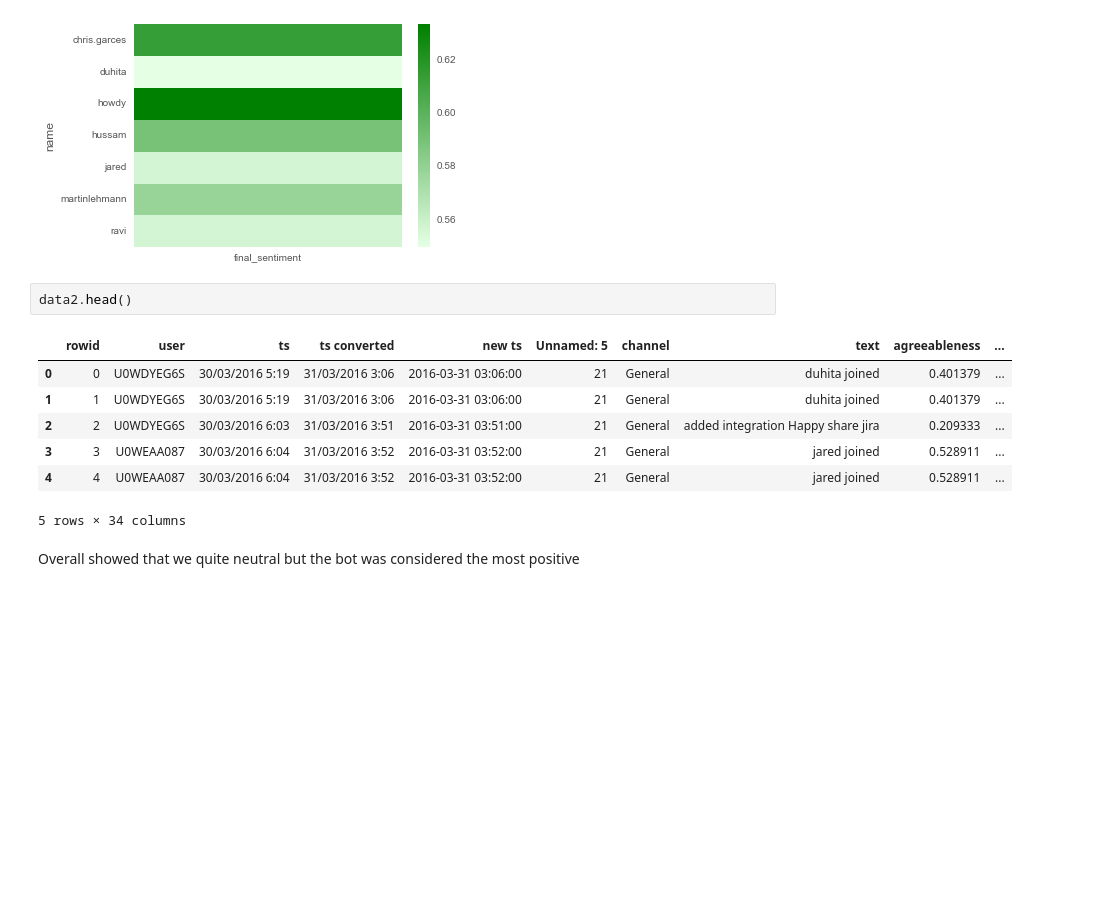
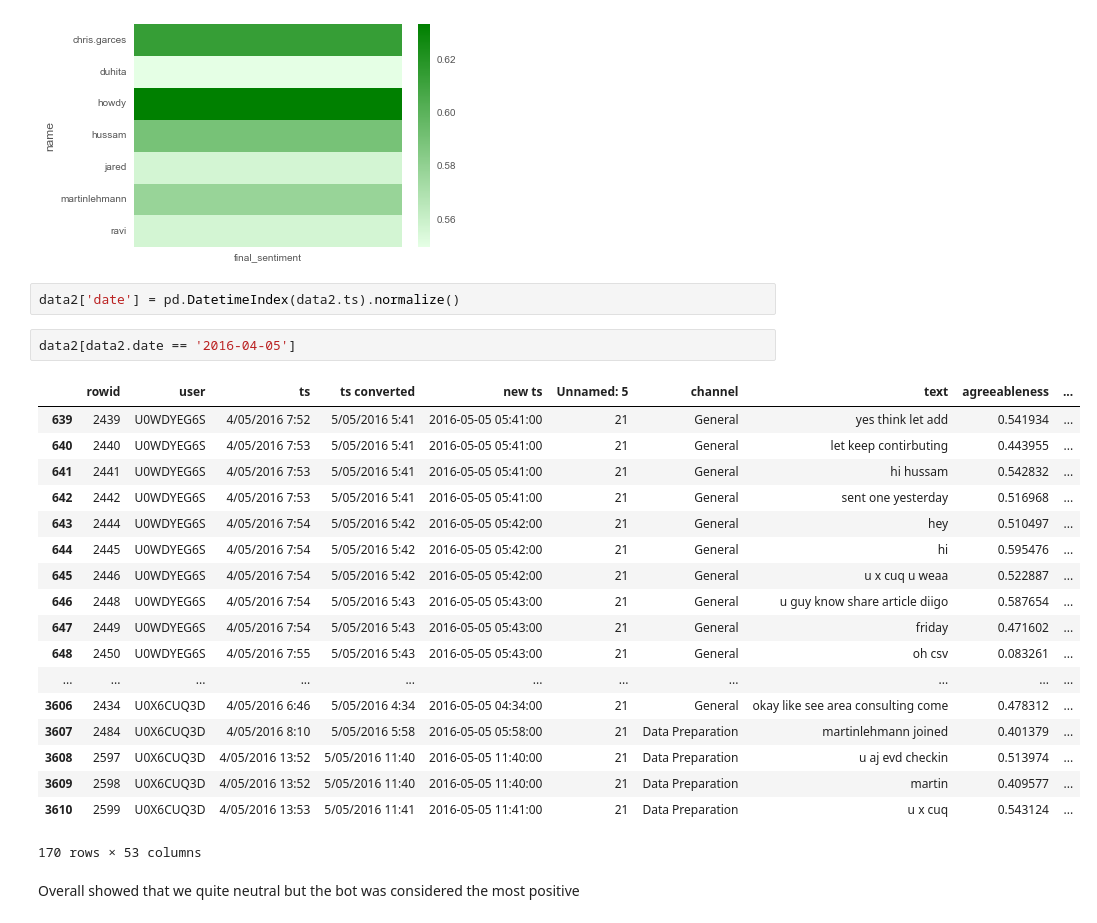
Before and after one commit to JaredChung/DSI_Assignment, a Jupyter notebook: D-Matrix_Notebook.ipynb, the cells around one changed output. Saved outputs shown, nothing was run; the diff lists cells and outputs as text; blank space fills up the shorter version.

```diff
--- a/D-Matrix_Notebook.ipynb
+++ b/D-Matrix_Notebook.ipynb
@@ -775,16 +775,29 @@ sns.heatmap(pd.DataFrame(data2.groupby('name').final_sentiment.mean()),cmap=cm)
 # %% [output]
 <matplotlib.axes._subplots.AxesSubplot at 0x...>
 [figure]
-# %%
-data2.head()
-# %% [output]
-|  | rowid | user | ts | ts converted | new ts | Unnamed: 5 | channel | text | agreeableness | ... |
-| 0 | 0 | U0WDYEG6S | 30/03/2016 5:19 | 31/03/2016 3:06 | 2016-03-31 03:06:00 | 21 | General | duhita joined | 0.401379 | ... |
-| 1 | 1 | U0WDYEG6S | 30/03/2016 5:19 | 31/03/2016 3:06 | 2016-03-31 03:06:00 | 21 | General | duhita joined | 0.401379 | ... |
-| 2 | 2 | U0WDYEG6S | 30/03/2016 6:03 | 31/03/2016 3:51 | 2016-03-31 03:51:00 | 21 | General | added integration Happy share jira | 0.209333 | ... |
-| 3 | 3 | U0WEAA087 | 30/03/2016 6:04 | 31/03/2016 3:52 | 2016-03-31 03:52:00 | 21 | General | jared joined | 0.528911 | ... |
-| 4 | 4 | U0WEAA087 | 30/03/2016 6:04 | 31/03/2016 3:52 | 2016-03-31 03:52:00 | 21 | General | jared joined | 0.528911 | ... |
-5 rows × 34 columns
+# %%
+data2['date'] = pd.DatetimeIndex(data2.ts).normalize()
+# %%
+data2[data2.date == '2016-04-05']
+# %% [output]
+|  | rowid | user | ts | ts converted | new ts | Unnamed: 5 | channel | text | agreeableness | ... |
+| 639 | 2439 | U0WDYEG6S | 4/05/2016 7:52 | 5/05/2016 5:41 | 2016-05-05 05:41:00 | 21 | General | yes think let add | 0.541934 | ... |
+| 640 | 2440 | U0WDYEG6S | 4/05/2016 7:53 | 5/05/2016 5:41 | 2016-05-05 05:41:00 | 21 | General | let keep contirbuting | 0.443955 | ... |
+| 641 | 2441 | U0WDYEG6S | 4/05/2016 7:53 | 5/05/2016 5:41 | 2016-05-05 05:41:00 | 21 | General | hi hussam | 0.542832 | ... |
+| 642 | 2442 | U0WDYEG6S | 4/05/2016 7:53 | 5/05/2016 5:41 | 2016-05-05 05:41:00 | 21 | General | sent one yesterday | 0.516968 | ... |
+| 643 | 2444 | U0WDYEG6S | 4/05/2016 7:54 | 5/05/2016 5:42 | 2016-05-05 05:42:00 | 21 | General | hey | 0.510497 | ... |
+| 644 | 2445 | U0WDYEG6S | 4/05/2016 7:54 | 5/05/2016 5:42 | 2016-05-05 05:42:00 | 21 | General | hi | 0.595476 | ... |
+| 645 | 2446 | U0WDYEG6S | 4/05/2016 7:54 | 5/05/2016 5:42 | 2016-05-05 05:42:00 | 21 | General | u x cuq u weaa | 0.522887 | ... |
+| 646 | 2448 | U0WDYEG6S | 4/05/2016 7:54 | 5/05/2016 5:43 | 2016-05-05 05:43:00 | 21 | General | u guy know share article diigo | 0.587654 | ... |
+| 647 | 2449 | U0WDYEG6S | 4/05/2016 7:54 | 5/05/2016 5:43 | 2016-05-05 05:43:00 | 21 | General | friday | 0.471602 | ... |
+| 648 | 2450 | U0WDYEG6S | 4/05/2016 7:55 | 5/05/2016 5:43 | 2016-05-05 05:43:00 | 21 | General | oh csv | 0.083261 | ... |
+| ... | ... | ... | ... | ... | ... | ... | ... | ... | ... | ... |
+| 3606 | 2434 | U0X6CUQ3D | 4/05/2016 6:46 | 5/05/2016 4:34 | 2016-05-05 04:34:00 | 21 | General | okay like see area consulting come | 0.478312 | ... |
+| 3607 | 2484 | U0X6CUQ3D | 4/05/2016 8:10 | 5/05/2016 5:58 | 2016-05-05 05:58:00 | 21 | Data Preparation | martinlehmann joined | 0.401379 | ... |
+| 3608 | 2597 | U0X6CUQ3D | 4/05/2016 13:52 | 5/05/2016 11:40 | 2016-05-05 11:40:00 | 21 | Data Preparation | u aj evd checkin | 0.513974 | ... |
+| 3609 | 2598 | U0X6CUQ3D | 4/05/2016 13:52 | 5/05/2016 11:40 | 2016-05-05 11:40:00 | 21 | Data Preparation | martin | 0.409577 | ... |
+| 3610 | 2599 | U0X6CUQ3D | 4/05/2016 13:53 | 5/05/2016 11:41 | 2016-05-05 11:41:00 | 21 | Data Preparation | u x cuq | 0.543124 | ... |
+170 rows × 53 columns
 # %% [markdown]
 Overall showed that we quite neutral but the bot was considered the most positive
 # %%
```
Also changed, not shown: parts of 2 cells of this notebook, 2 other files.
